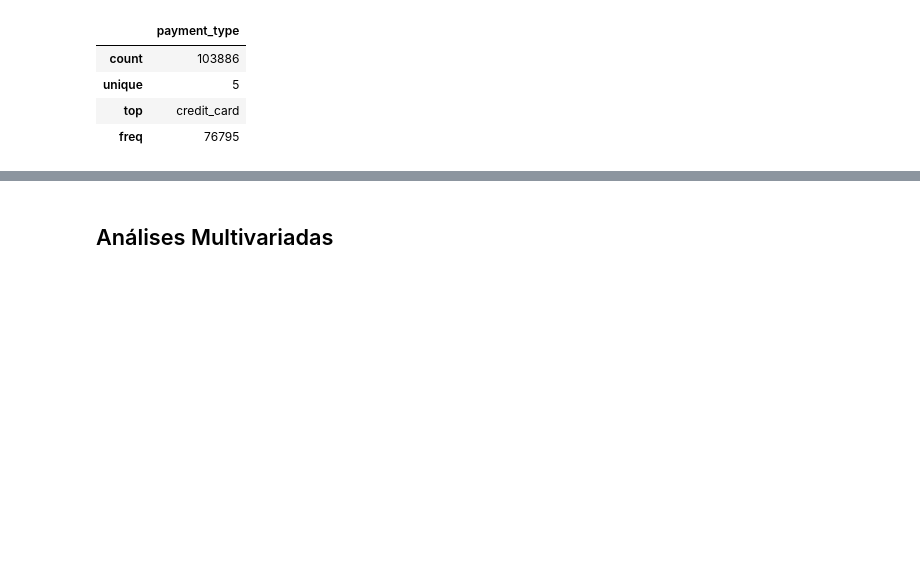
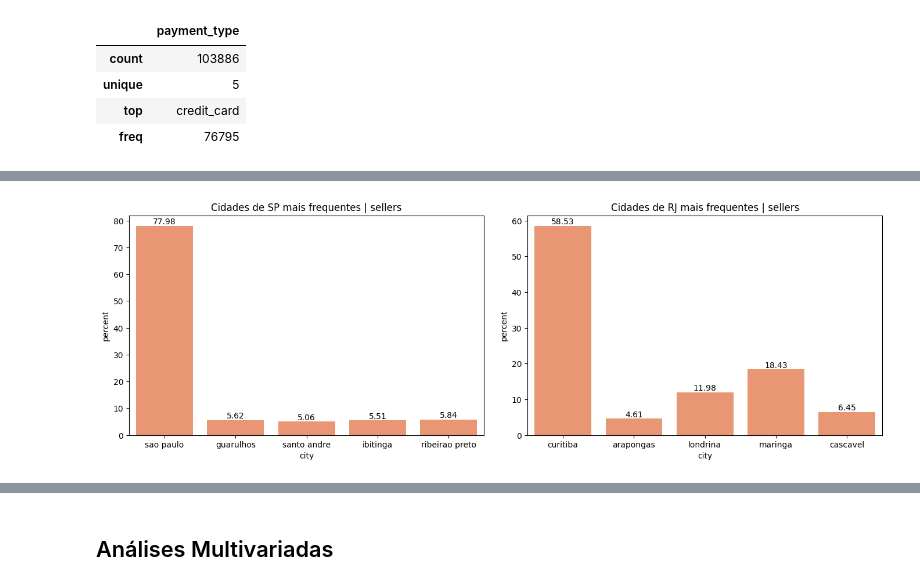
Before and after one commit to Squinelato/eEDB-002-2024-3, a Jupyter notebook: exploratory_analysis/data_analysis.ipynb, the cells around one changed output, grey strips where cells are left out. Drawn from its saved outputs; the diff is of its cells as text; code cells hidden in the pictures; blank space fills up the shorter version.

```diff
--- a/exploratory_analysis/data_analysis.ipynb
+++ b/exploratory_analysis/data_analysis.ipynb
@@ -188,0 +238,22 @@ order_payments[["payment_value"]].describe()
+# %%
+sellers_top5_SP = sellers[sellers["state"]=="SP"]["city"].value_counts().head().index
+sellers_top5_PR = sellers[sellers["state"]=="PR"]["city"].value_counts().head().index
+
+fig2, ax2 = plt.subplots(1,2, figsize=(14,5))
+
+sns.countplot(data=sellers[sellers["city"].isin(sellers_top5_SP)], x="city", stat="percent", color=sns.color_palette("Set2")[1], ax=ax2[0])
+ax2[0].set_title(f"Cidades de SP mais frequentes | sellers")
+
+for i in ax2[0].containers:
+    ax2[0].bar_label(i, fmt="%.2f")
+
+sns.countplot(data=sellers[sellers["city"].isin(sellers_top5_PR)], x="city", stat="percent", color=sns.color_palette("Set2")[1], ax=ax2[1])
+ax2[1].set_title(f"Cidades de RJ mais frequentes | sellers")
+
+for i in ax2[1].containers:
+    ax2[1].bar_label(i, fmt="%.2f")
+
+plt.tight_layout(pad=2)
+plt.show()
+# %% [output]
+[figure, added]
```
Also changed, not shown: parts of 18 cells of this notebook.
